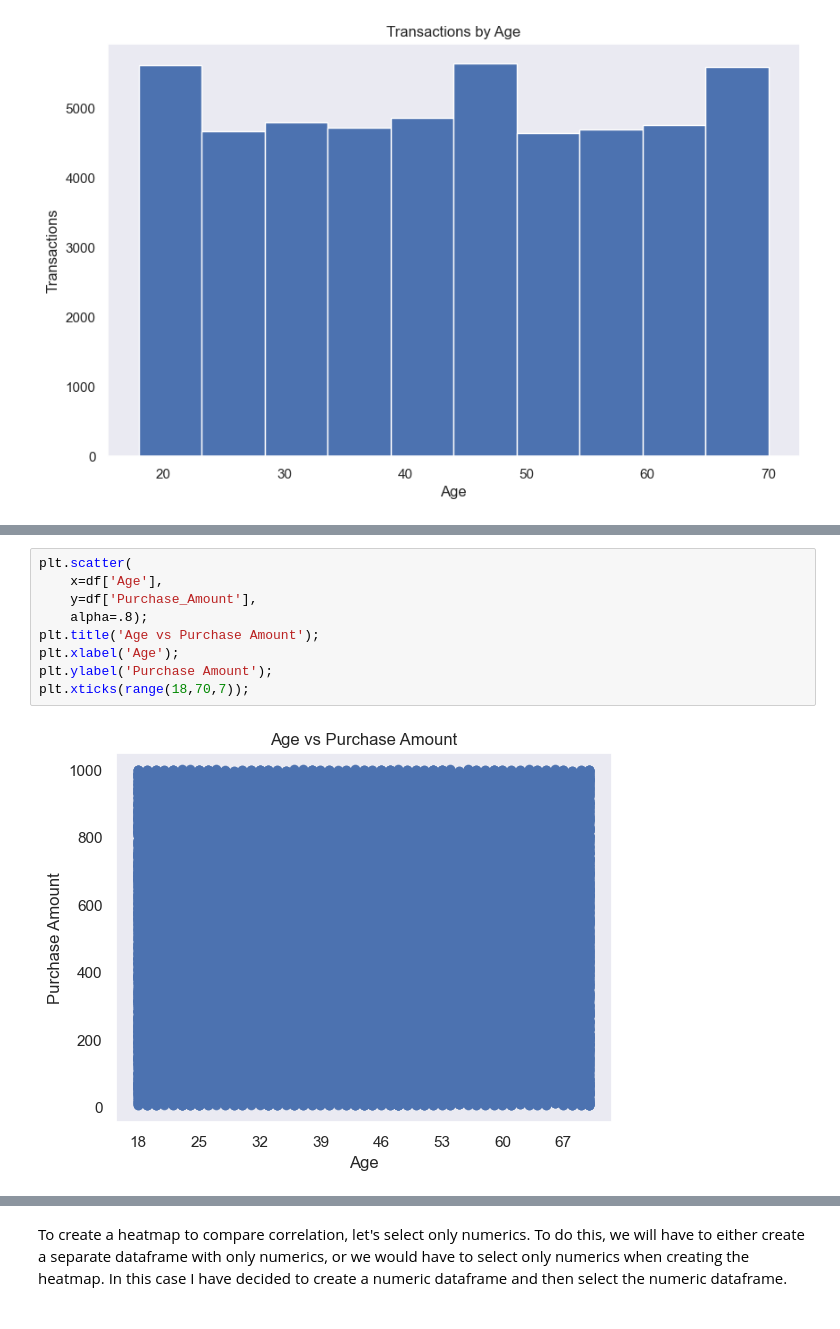
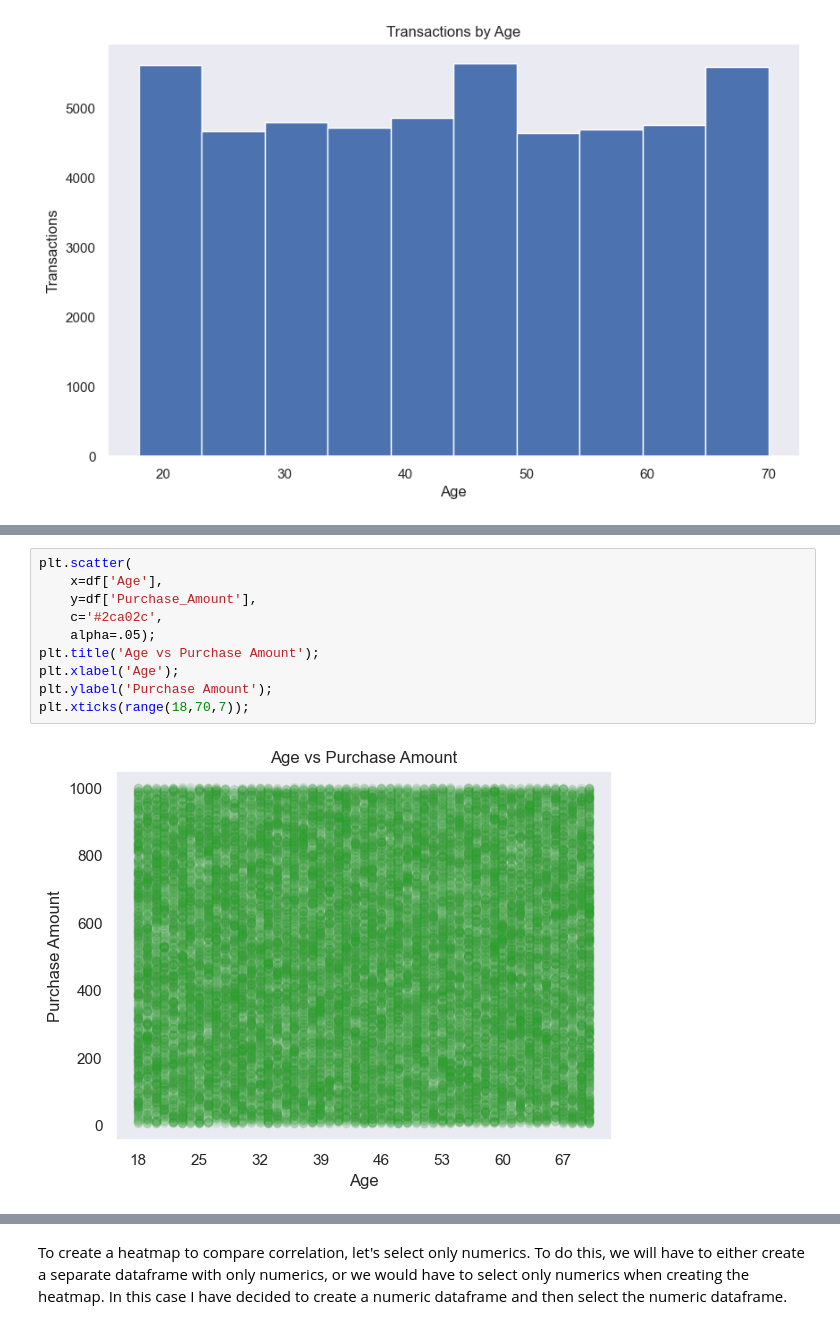
Before and after one commit to AlexanderSaranich/Data, a Jupyter notebook: E_Commerce_Transaction_Analysis_With_Pandas_and_MatPlot.ipynb, the cells around one changed output, grey strips where cells are left out. Cells and saved outputs as stored; diff of their text form.

```diff
--- a/E_Commerce_Transaction_Analysis_With_Pandas_and_MatPlot.ipynb
+++ b/E_Commerce_Transaction_Analysis_With_Pandas_and_MatPlot.ipynb
@@ -79,11 +72,12 @@ plt.scatter(
 # %%
 plt.scatter(
     x=df['Age'],
     y=df['Purchase_Amount'],
-    alpha=.8);
+    c='#2ca02c',
+    alpha=.05);
 plt.title('Age vs Purchase Amount');
 plt.xlabel('Age');
 plt.ylabel('Purchase Amount');
 plt.xticks(range(18,70,7));
 # %% [output]
-[figure, old version]
+[figure, new version]
```
Also changed, not shown: parts of 2 cells of this notebook.
